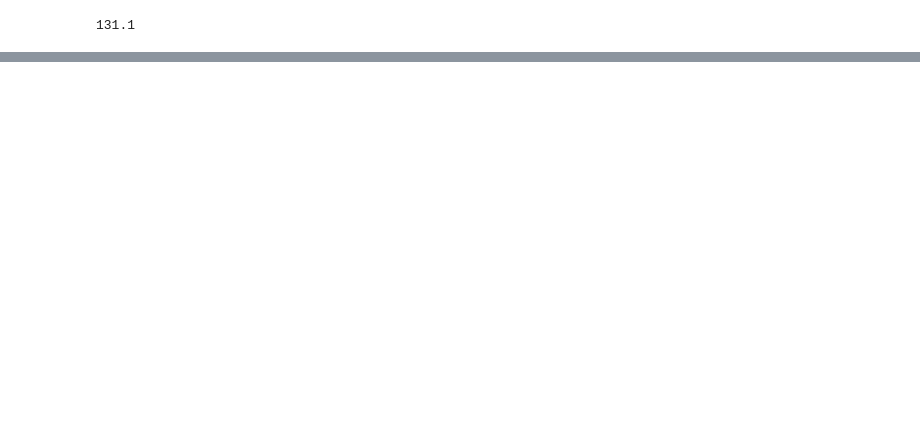
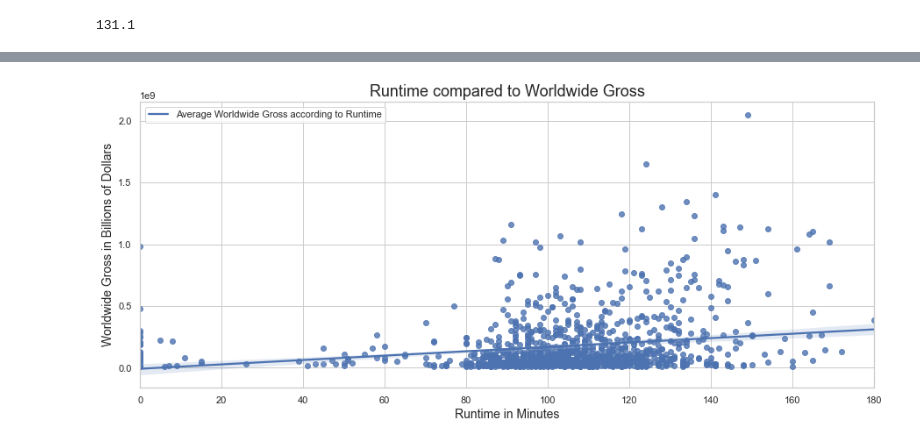
Before and after one commit to krvosen/microsoft_movie_analysis, a Jupyter notebook: create_sql_database.ipynb, the cells around one changed output, grey strips where cells are left out. Saved outputs shown, nothing was run; the diff lists cells and outputs as text; code cells hidden in the pictures; blank space fills up the shorter version.

```diff
--- a/create_sql_database.ipynb
+++ b/create_sql_database.ipynb
@@ -288,0 +313,7 @@ print(statistics.mean([149, 124, 141, 134, 128, 118, 136, 91, 143, 147]))
+# %%
+#replaces Null values
+orderedrtandgross2['runtime_minutes'] = orderedrtandgross2['runtime_minutes'].fillna(0)
+# %%
+#makes non int into int
+orderedrtandgross2['runtime_minutes'] = orderedrtandgross2['runtime_minutes'].astype(int)
+orderedrtandgross3 =orderedrtandgross2.drop(['original_title'], axis=1)
@@ -288,0 +333,10 @@ print(statistics.mean([149, 124, 141, 134, 128, 118, 136, 91, 143, 147]))
+# %%
+# Creates scatter plot of Runtime vs Worldwide Gross
+fig, ax = plt.subplots(figsize=(15,6))
+ax.set_title("Runtime compared to Worldwide Gross", fontsize=18)
+sns.regplot(data=orderedrtandgross3, x='runtime_minutes', y='worldwide_gross')
+ax.set_xlabel("Runtime in Minutes", fontsize=14)
+ax.set_ylabel("Worldwide Gross in Billions of Dollars", fontsize=14)
+ax.legend(["Average Worldwide Gross according to Runtime"]);
+# %% [output]
+[figure, added]
```
Also changed, not shown: parts of 7 cells of this notebook.
